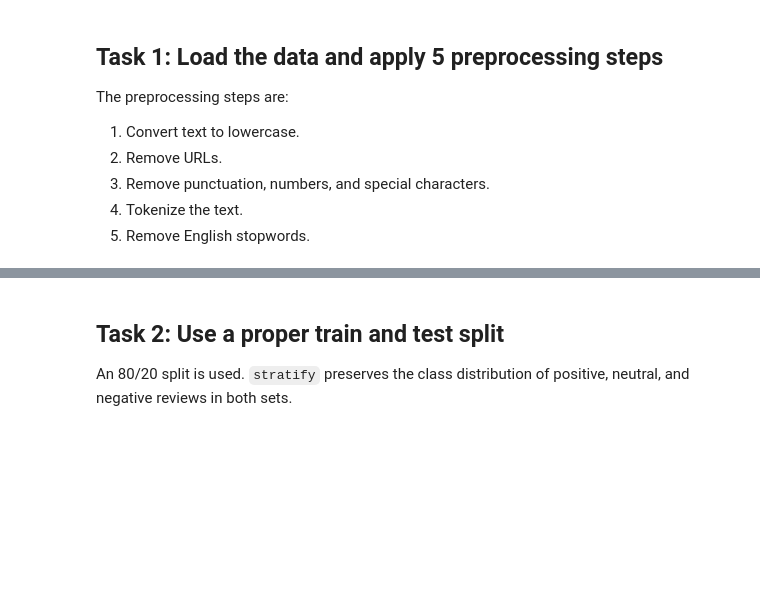
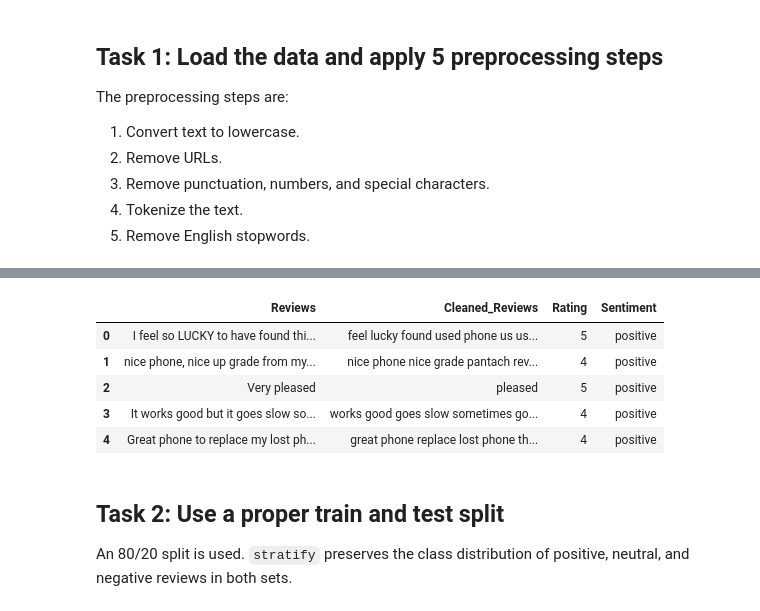
Before and after one commit to AbdullahAlnaji/Natural-Language-Processing, a Jupyter notebook: Lab 04/arti404_Lab4_2240007157.ipynb, the cells around one changed output, grey strips where cells are left out. Saved outputs shown, nothing was run; the diff lists cells and outputs as text; code cells hidden in the pictures; blank space fills up the shorter version.

```diff
--- a/Lab 04/arti404_Lab4_2240007157.ipynb
+++ b/Lab 04/arti404_Lab4_2240007157.ipynb
@@ -199,7 +199,7 @@ nltk.download('stopwords', quiet=True)
 
 # Load the Amazon reviews dataset
 # Upload Amazon_Unlocked_Mobile.csv to Colab before running this cell.
-amazon_data = pd.read_csv('/content/Amazon_Unlocked_Mobile.csv')
+amazon_data = pd.read_csv('Amazon_Unlocked_Mobile.csv')
 
 # Keep rows that contain both review text and rating
 amazon_data = amazon_data.dropna(subset=['Reviews', 'Rating']).copy()
@@ -236,3 +236,4 @@ amazon_data['Cleaned_Reviews'] = amazon_data['Reviews'].apply(preprocess_review)
 amazon_data = amazon_data[amazon_data['Cleaned_Reviews'].str.strip() != ''].copy()
 
 amazon_data[['Reviews', 'Cleaned_Reviews', 'Rating', 'Sentiment']].head()
+# %% [output]
@@ -239,3 +242,9 @@ amazon_data[['Reviews', 'Cleaned_Reviews', 'Rating', 'Sentiment']].head()
+|  | Reviews | Cleaned_Reviews | Rating | Sentiment |
+| 0 | I feel so LUCKY to have found thi... | feel lucky found used phone us us... | 5 | positive |
+| 1 | nice phone, nice up grade from my... | nice phone nice grade pantach rev... | 4 | positive |
+| 2 | Very pleased | pleased | 5 | positive |
+| 3 | It works good but it goes slow so... | works good goes slow sometimes go... | 4 | positive |
+| 4 | Great phone to replace my lost ph... | great phone replace lost phone th... | 4 | positive |
 # %% [markdown]
 ## Task 2: Use a proper train and test split
 An 80/20 split is used. `stratify` preserves the class distribution of positive, neutral, and negative reviews in both sets.
```
Also changed, not shown: parts of 6 cells of this notebook.
